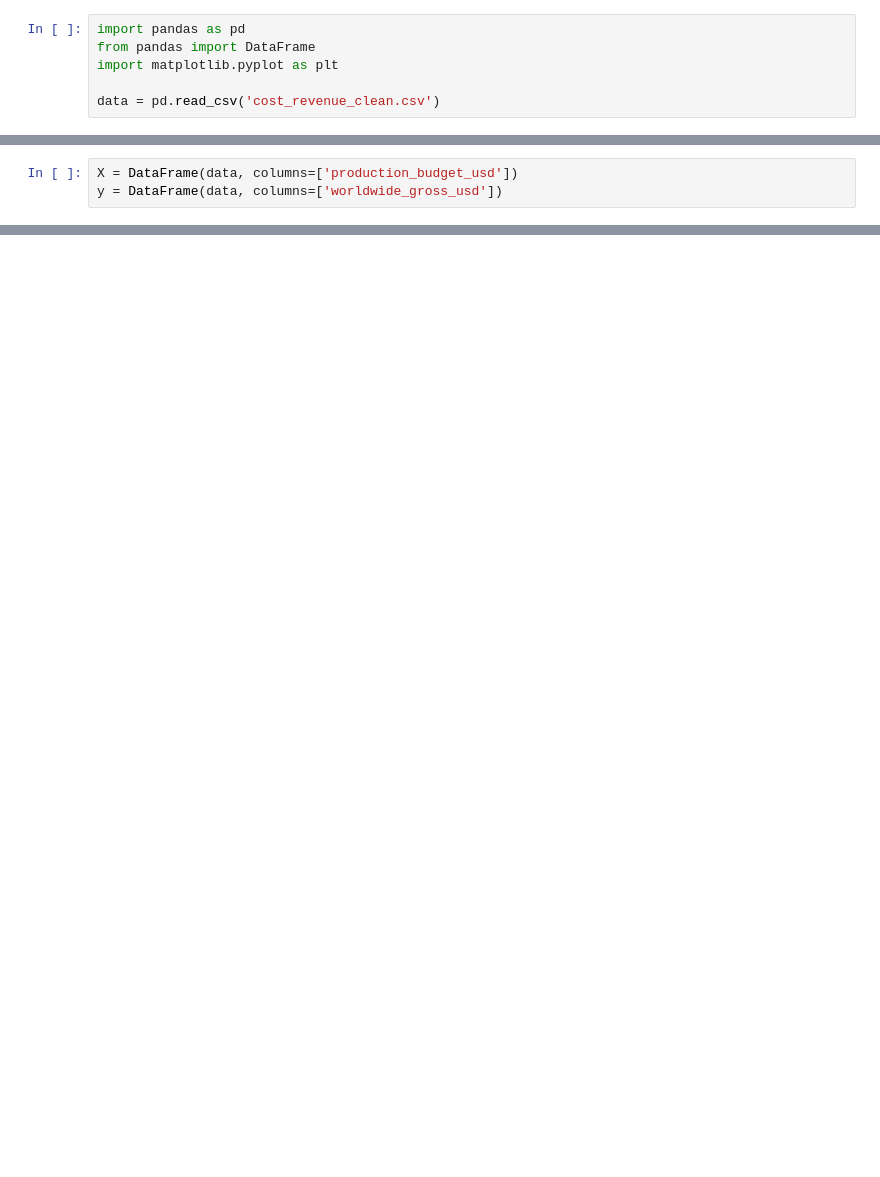
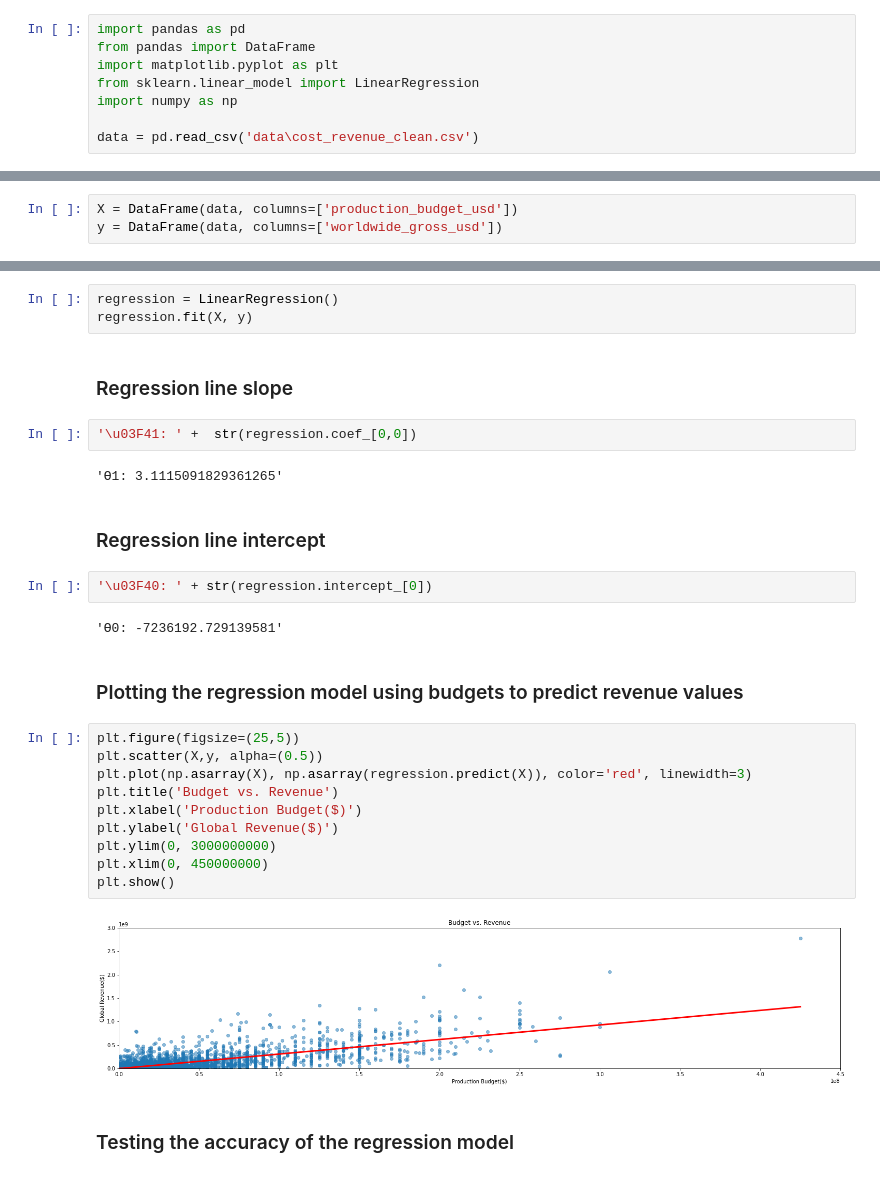
Before and after one commit to abdullahwaseem01/Box-Office-Revenue-Predictions, a Jupyter notebook: predictions.ipynb, the cells around one changed output, grey strips where cells are left out. Saved outputs shown, nothing was run; the diff lists cells and outputs as text; blank space fills up the shorter version.

Commit message:
initialize plot and test regression model

```diff
--- a/predictions.ipynb
+++ b/predictions.ipynb
@@ -6,8 +6,10 @@ Import libraries and data
 import pandas as pd
 from pandas import DataFrame
 import matplotlib.pyplot as plt
+from sklearn.linear_model import LinearRegression
+import numpy as np
 
-data = pd.read_csv('cost_revenue_clean.csv')
+data = pd.read_csv('data\cost_revenue_clean.csv')
 # %%
 data
 # %%
@@ -32,0 +37,31 @@ plt.show()
+# %%
+regression = LinearRegression()
+regression.fit(X, y)
+# %% [markdown]
+### Regression line slope
+# %%
+'\u03F41: ' +  str(regression.coef_[0,0])
+# %% [output]
+'ϴ1: 3.1115091829361265'
+# %% [markdown]
+### Regression line intercept
+# %%
+'\u03F40: ' + str(regression.intercept_[0])
+# %% [output]
+'ϴ0: -7236192.729139581'
+# %% [markdown]
+### Plotting the regression model using budgets to predict revenue values
+# %%
+plt.figure(figsize=(25,5))
+plt.scatter(X,y, alpha=(0.5))
+plt.plot(np.asarray(X), np.asarray(regression.predict(X)), color='red', linewidth=3)
+plt.title('Budget vs. Revenue')
+plt.xlabel('Production Budget($)')
+plt.ylabel('Global Revenue($)')
+plt.ylim(0, 3000000000)
+plt.xlim(0, 450000000)
+plt.show()
+# %% [output]
+[figure, added]
+# %% [markdown]
+### Testing the accuracy of the regression model
```
Also changed, not shown: parts of 7 cells of this notebook, 3 other files.
